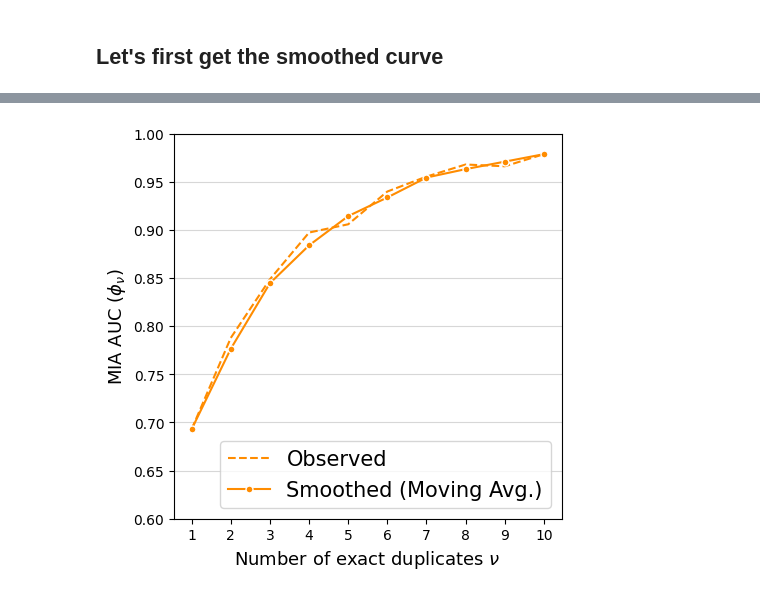
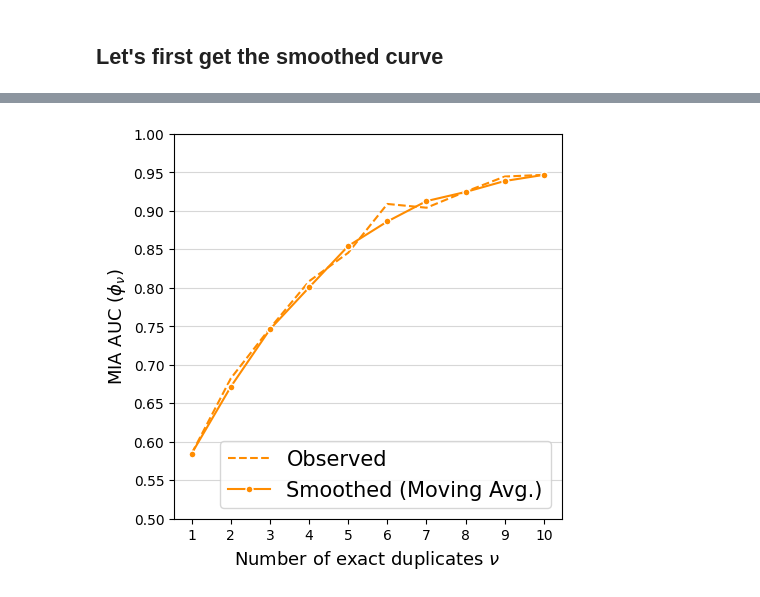
Before and after one commit to computationalprivacy/mosaic_memory, a Jupyter notebook: notebooks/metric_figure.ipynb, the cells around one changed output, grey strips where cells are left out. Drawn from its saved outputs; the diff is of its cells as text; code cells hidden in the pictures.

```diff
--- a/notebooks/metric_figure.ipynb
+++ b/notebooks/metric_figure.ipynb
@@ -3,7 +3,10 @@ import pickle
 import numpy as np
 import matplotlib.pyplot as plt
 # %%
-# and also the exact duplicates
-with open("SOME_DATA_DIR/nrep_aucs_gptneo1B_exactduplicates_lr2e5.pickle", "rb") as f:
+seed = 1
+model = "gptneo1B"
+lr = 'lr2e5'
+
+with open(f"SOME_DATA_DIR/nrep_aucs_{model}_exactduplicates{model_suffix}_seed{seed}_{lr}.pickle", "rb") as f:
    nrep_aucs = pickle.load(f)
 # %%
@@ -67,22 +68,22 @@ smooth_curve(nrep_aucs, mia=mia, window_size=3)
 # %%
 mia = 'ratio'
 
 ns = np.arange(1, 11)  # Number of exact duplicates
 observed = [np.mean(nrep_aucs[n][mia]) for n in range(1,max(nrep_aucs.keys())+1)]
 smoothed = smooth_curve(nrep_aucs, mia=mia, window_size=3).values()
 
 plt.figure(figsize=(5, 5))
 plt.plot(ns, observed, label='Observed', linestyle='--', color = 'darkorange')
 plt.plot(ns, smoothed, '-o', label='Smoothed (Moving Avg.)', color = 'darkorange',
          markersize=5, markeredgecolor='white', markerfacecolor='darkorange', markeredgewidth=1)
 
 plt.xlabel(r"Number of exact duplicates $\nu$", fontsize = 13)
 plt.ylabel(r"MIA AUC ($\phi_{\nu}$)", fontsize = 13)
 plt.xticks(ns)
-plt.yticks(np.linspace(0.60, 1.00, 9))
-plt.ylim(0.60, 1.00)
+plt.yticks(np.linspace(0.5, 1.00, 11))
+plt.ylim(0.5, 1.00)
 plt.legend(fontsize = 15, loc='lower right')
 plt.grid(axis='y', alpha=0.5)
 plt.show()
 # %% [output]
-[figure, old version]
+[figure, new version]
```
Also changed, not shown: parts of 17 cells of this notebook, 5 other files.
